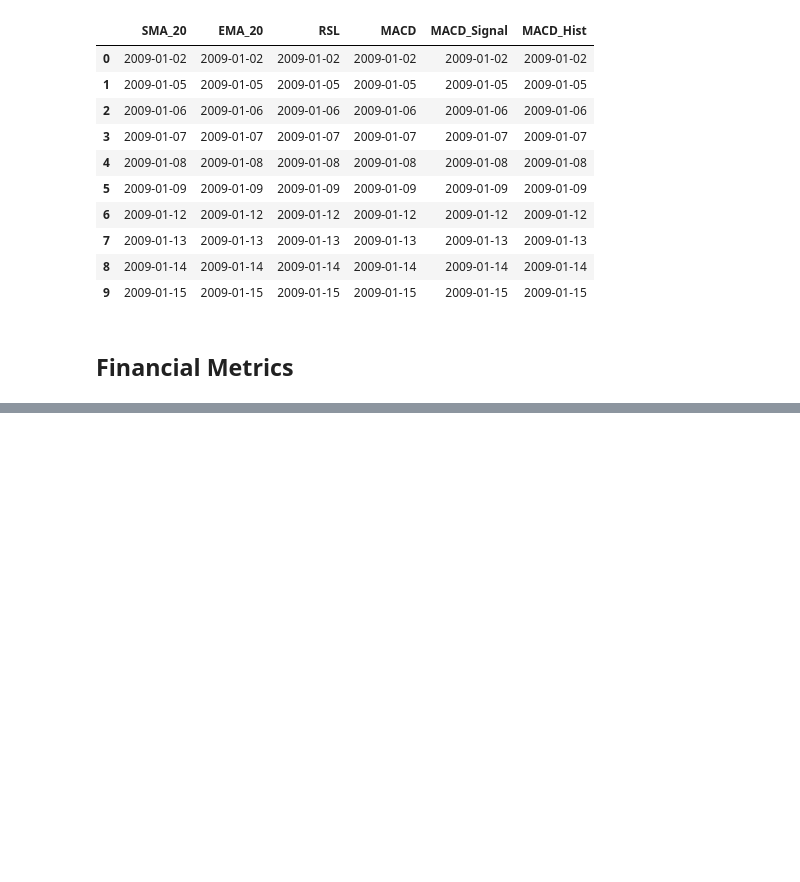
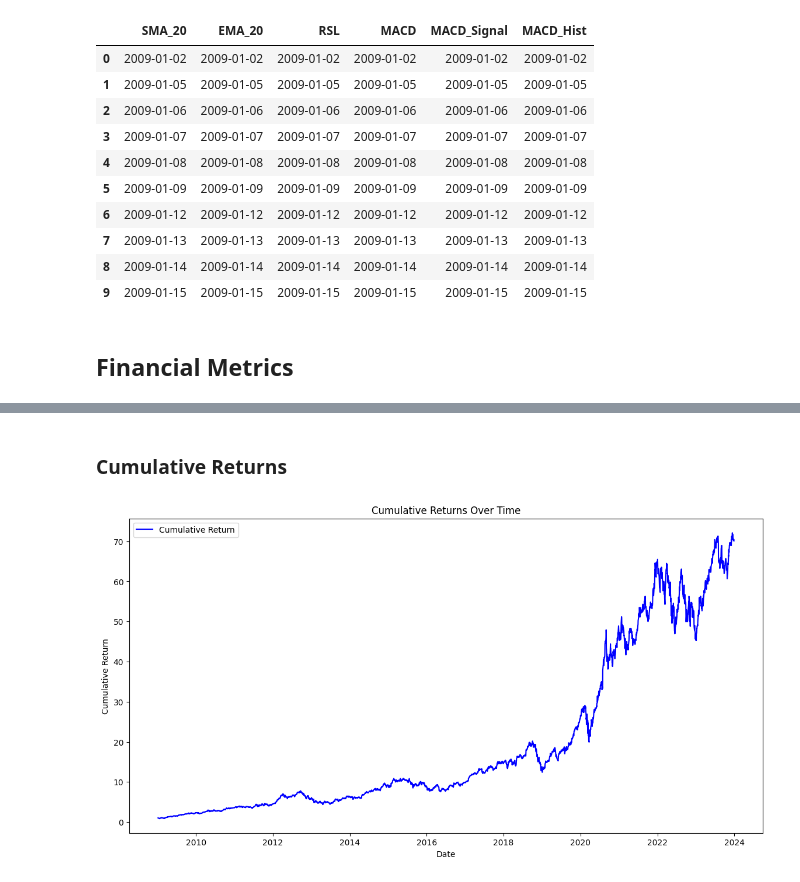
Before and after one commit to Aryam-21/Financial-News-and-Stock-Price-Analysis, a Jupyter notebook: notebooks/aapl.ipynb, the cells around one changed output, grey strips where cells are left out. Drawn from its saved outputs; the diff is of its cells as text; code cells hidden in the pictures; blank space fills up the shorter version.

```diff
--- a/notebooks/aapl.ipynb
+++ b/notebooks/aapl.ipynb
@@ -79,0 +100,12 @@ Name: Close, dtype: float64
+# %% [markdown]
+### Cumulative Returns
+# %%
+plt.figure(figsize=(14,7))
+plt.plot(cumulative_returns, label='Cumulative Return', color='blue')
+plt.title('Cumulative Returns Over Time')
+plt.xlabel('Date')
+plt.ylabel('Cumulative Return')
+plt.legend()
+plt.show()
+# %% [output]
+[figure, added]
```
Also changed, not shown: parts of 10 cells of this notebook, 2 other files.
